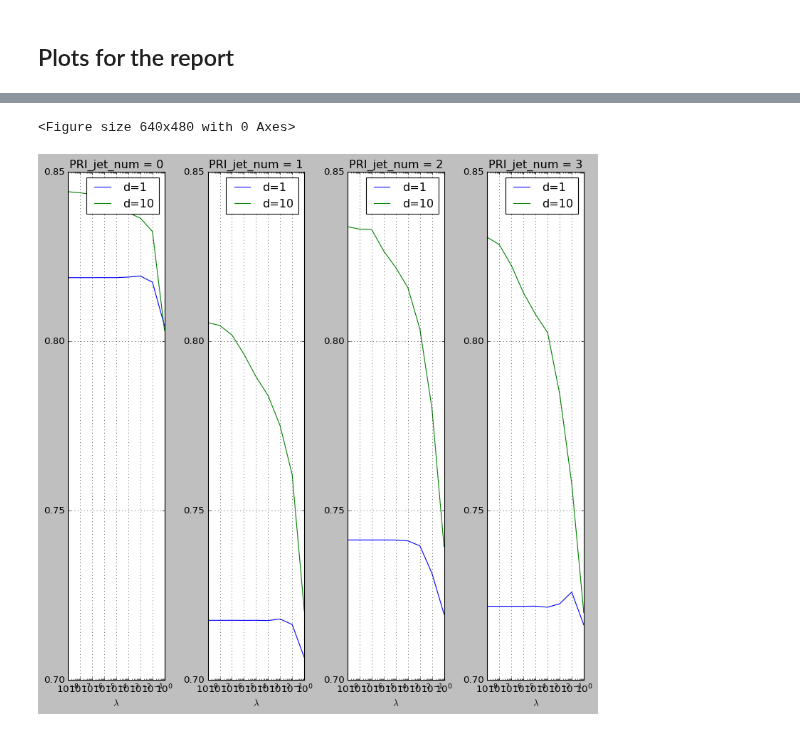
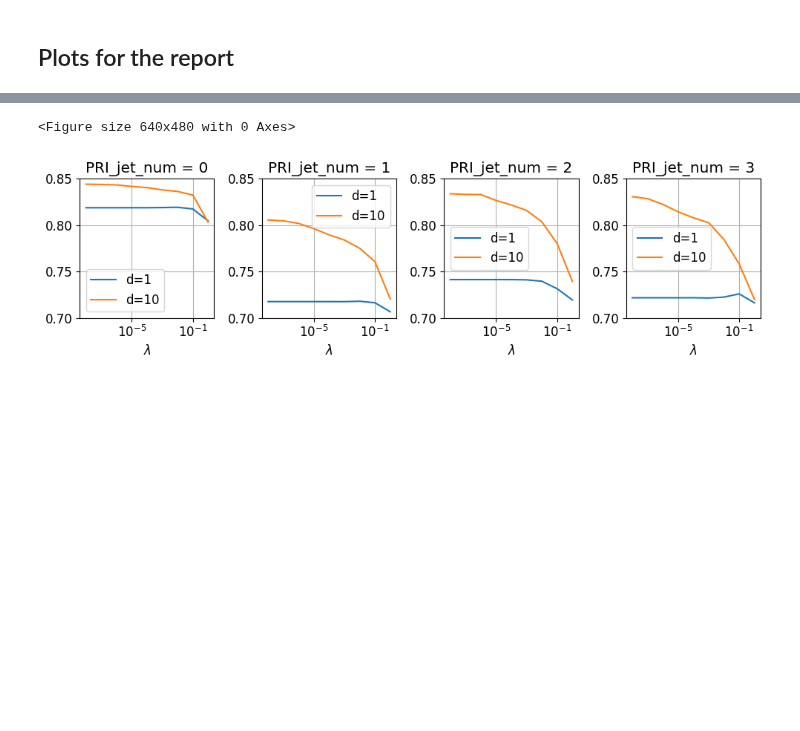
Before and after one commit to Alicia-max/ML--Binary-classification_Higgs-boson-competition, a Jupyter notebook: project/analysis.ipynb, the cells around one changed output, grey strips where cells are left out. Cells and saved outputs as stored; diff of their text form; code cells hidden in the pictures; blank space fills up the shorter version.

```diff
--- a/project/analysis.ipynb
+++ b/project/analysis.ipynb
@@ -131,7 +127,7 @@ params = [
     {'gamma': .01, 'degree': 1, 'cross': False, 'max_iters': max_iters}, # GD
     {'gamma': .01, 'degree': 1, 'cross': False, 'max_iters': max_iters}, # SGD
     {'degree': 1, 'cross': False}, # Least squares
-    {'degree': 1, 'cross': False, 'lambda_':1e-4}, # Ridge regression
+    {'degree': 1, 'cross': False, 'lambda_':0.01}, # Ridge regression
     {'gamma':1e-6, 'degree':1, 'cross':False, 'max_iters':max_iters, 'initial_w' : None}, # Logistic
     {'gamma':1e-6, 'degree':1, 'cross':False, 'lambda_': 0.01, 'max_iters':max_iters, 'initial_w':None}, # Reg Logistic
 ]
@@ -492,15 +496,15 @@ With cross terms
 # %% [markdown]
 ## Plots for the report
 # %%
-import matplotlib
-matplotlib.style.use('classic')
-matplotlib.rcParams.update({'font.size': 16})
 dict = {}
 for model in ['baseline_LS', 'degree_LS', 'degree_cross_terms_LS']:
     dict[model] = [plot1_group0[model], plot1_group1[model], plot1_group2[model], plot1_group3[model]]
 # %%
+import matplotlib
+matplotlib.rcParams.update({'font.size': 16})
+
 palette = sns.color_palette("GnBu", n_colors=4)
-fig, axs = plt.subplots(1, 3, figsize=(11,6))
+fig, axs = plt.subplots(1, 3, figsize=(10,5))
 titles = ['Baseline, d=0', 'd=10', 'd=10 + cross terms']
 idx=0
 for key, value in dict.items() :
@@ -509,10 +513,12 @@ for key, value in dict.items() :
     ax.set_xticklabels(['0', '1', '2', '3'], rotation = 0)
     ax.set_xlabel('PRI_jet_num')
     ax.set_title(titles[idx])
-    ax.set_ylabel("Accuracy")
+    if idx ==0:
+        ax.set_ylabel("Accuracy")
     ax.set(ylim=(0.71, 0.86))
+    ax.locator_params(axis='y', nbins=8)
     idx=idx+1
 
 fig.tight_layout()
-plt.show()
+plt.savefig('proj1_boxplots.pdf')
 # %% [output]
@@ -520,25 +526,27 @@ plt.show()
 # %%
-## Do the plot here
+matplotlib.rcParams.update({'font.size': 12})
+
 ylim = [.7, .85]
 lambda_ = np.logspace(-8, 0, 9)
 plt.figure()
-matplotlib.rcParams.update({'font.size': 12})
 
-fig, ax = plt.subplots(nrows=1, ncols=4, sharex=True,
-                                    figsize=(10, 10))
+fig, axs = plt.subplots(nrows=1, ncols=4, sharex=True,
+                                    figsize=(10, 3))
 data = [plot2_group0, plot2_group1, plot2_group2, plot2_group3]
 for i in range(4):
-    ax[i].set_title('PRI_jet_num = {}'.format(i))
-    ax[i].semilogx(lambda_, data[i]['deg_0'], label='d=1')
-    ax[i].semilogx(lambda_, data[i]['deg_10'][2:], label='d=10')
-    ax[i].grid(True)
-    ax[i].set_ylim(ylim)
-    ax[i].set_xlabel(r'$\lambda$')
-    ax[i].legend()
-    ax[i].locator_params(axis='y', nbins=5)
+    ax = axs[i]
+    ax.set_title('PRI_jet_num = {}'.format(i))
+    ax.semilogx(lambda_, data[i]['deg_0'], label='d=1')
+    ax.semilogx(lambda_, data[i]['deg_10'], label='d=10')
+    ax.grid(True)
+    ax.set_ylim(ylim)
+    ax.set_xlabel(r'$\lambda$')
+    ax.legend()
+    ax.locator_params(axis='y', nbins=5)
 
 plt.tight_layout()
+plt.savefig('proj1_lsvsridge.pdf')
 #plt.savefig('ridge_vs_ls.eps')
 # %% [output]
 <Figure size 640x480 with 0 Axes>
-[figure, old version]
+[figure, new version]
```
Also changed, not shown: parts of 12 cells of this notebook, 2 other files.
